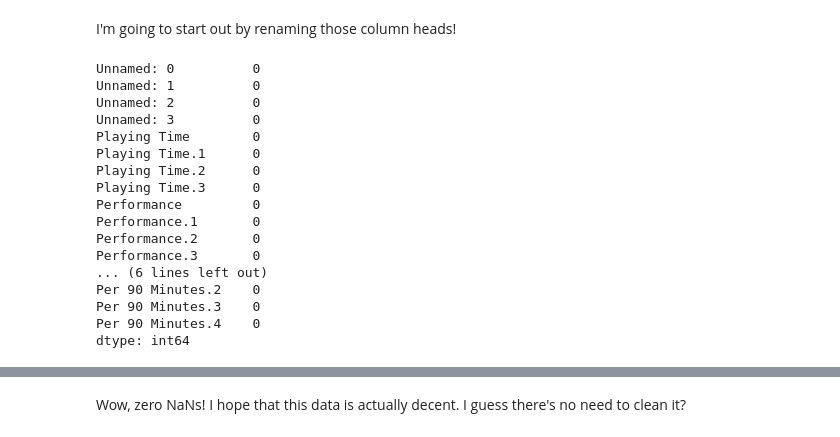
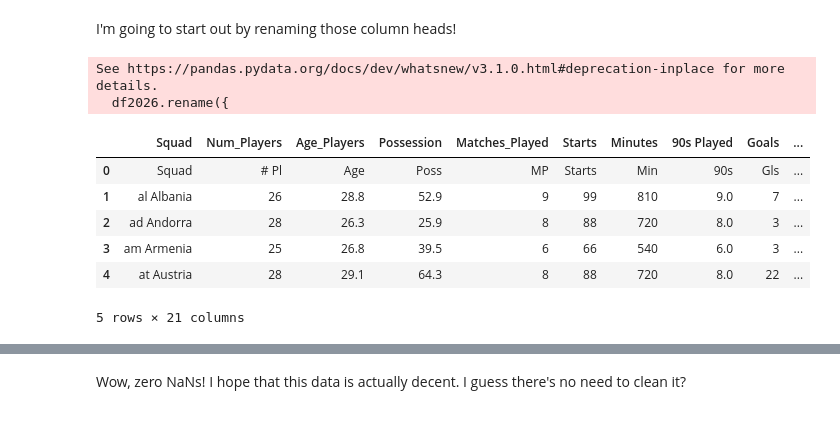
Before and after one commit to aalskdjfhg123/MDST-Sports-Soccer, a Jupyter notebook: WCQ_UEFA_datasets/attempt.ipynb, the cells around one changed output, grey strips where cells are left out. Cells and saved outputs as stored; diff of their text form; code cells hidden in the pictures.

```diff
--- a/WCQ_UEFA_datasets/attempt.ipynb
+++ b/WCQ_UEFA_datasets/attempt.ipynb
@@ -44,23 +44,36 @@ Index(['Unnamed: 0', 'Unnamed: 1', 'Unnamed: 2', 'Unnamed: 3', 'Playing Time',
 I should really figure out how to rename these column heads, but I'm at a loss.
 # %% [markdown]
 I'm going to start out by renaming those column heads!
-# %%
-df.isna().sum()
-# %% [output]
-Unnamed: 0          0
-Unnamed: 1          0
-Unnamed: 2          0
-Unnamed: 3          0
-Playing Time        0
-Playing Time.1      0
-Playing Time.2      0
-Playing Time.3      0
-Performance         0
-Performance.1       0
-Performance.2       0
-Performance.3       0
-... (6 lines left out)
-Per 90 Minutes.2    0
-Per 90 Minutes.3    0
-Per 90 Minutes.4    0
-dtype: int64
+# %%
+df2026.rename({
+    'Unnamed: 0':'Squad',
+    'Unnamed: 1':'Num_Players',
+    'Unnamed: 2':'Age_Players',
+    'Unnamed: 3':'Possession',
+    'Playing Time':'Matches_Played',
+    'Playing Time.1': "Starts",
+    'Playing Time.2': "Minutes",
+    'Playing Time.3': "90s Played",
+    "Performance" : "Goals",
+    'Performance.1': "Assists",
+    'Performance.2': "Goals and Assists",
+    'Performance.3': "Non-Penalty Goals",
+    'Performance.4': "Penalty Kicks Made",
+    'Performance.5': "Penalty Kicks Attempted",
+    'Performance.6' : "Yellow Cards",
+    'Performance.7' : "Red Cards"
+    },
+    axis=1, inplace=True)
+# %% [output]
+See https://pandas.pydata.org/docs/dev/whatsnew/v3.1.0.html#deprecation-inplace for more details.
+  df2026.rename({
+# %%
+df2026.head()
+# %% [output]
+|  | Squad | Num_Players | Age_Players | Possession | Matches_Played | Starts | Minutes | 90s Played | Goals | ... |
+| 0 | Squad | # Pl | Age | Poss | MP | Starts | Min | 90s | Gls | ... |
+| 1 | al Albania | 26 | 28.8 | 52.9 | 9 | 99 | 810 | 9.0 | 7 | ... |
+| 2 | ad Andorra | 28 | 26.3 | 25.9 | 8 | 88 | 720 | 8.0 | 3 | ... |
+| 3 | am Armenia | 25 | 26.8 | 39.5 | 6 | 66 | 540 | 6.0 | 3 | ... |
+| 4 | at Austria | 28 | 29.1 | 64.3 | 8 | 88 | 720 | 8.0 | 22 | ... |
+5 rows × 21 columns
```
Also changed, not shown: parts of 18 cells of this notebook, 1 other file.
